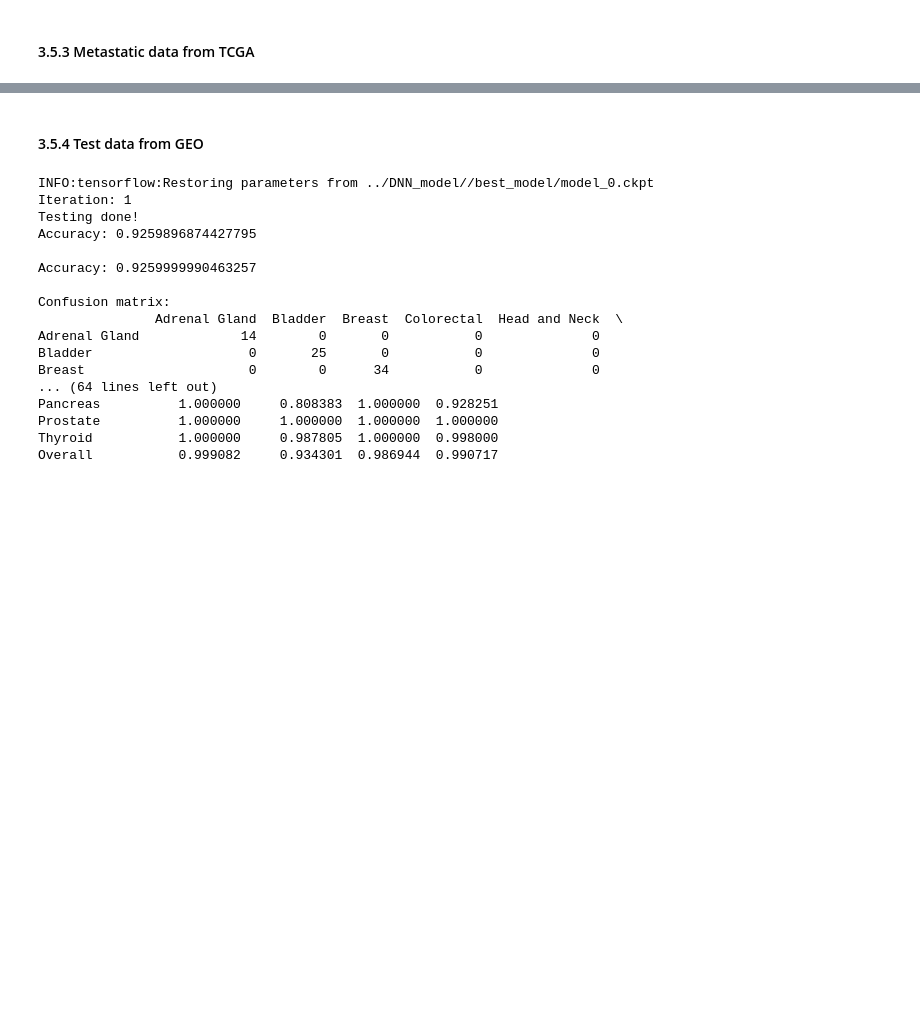
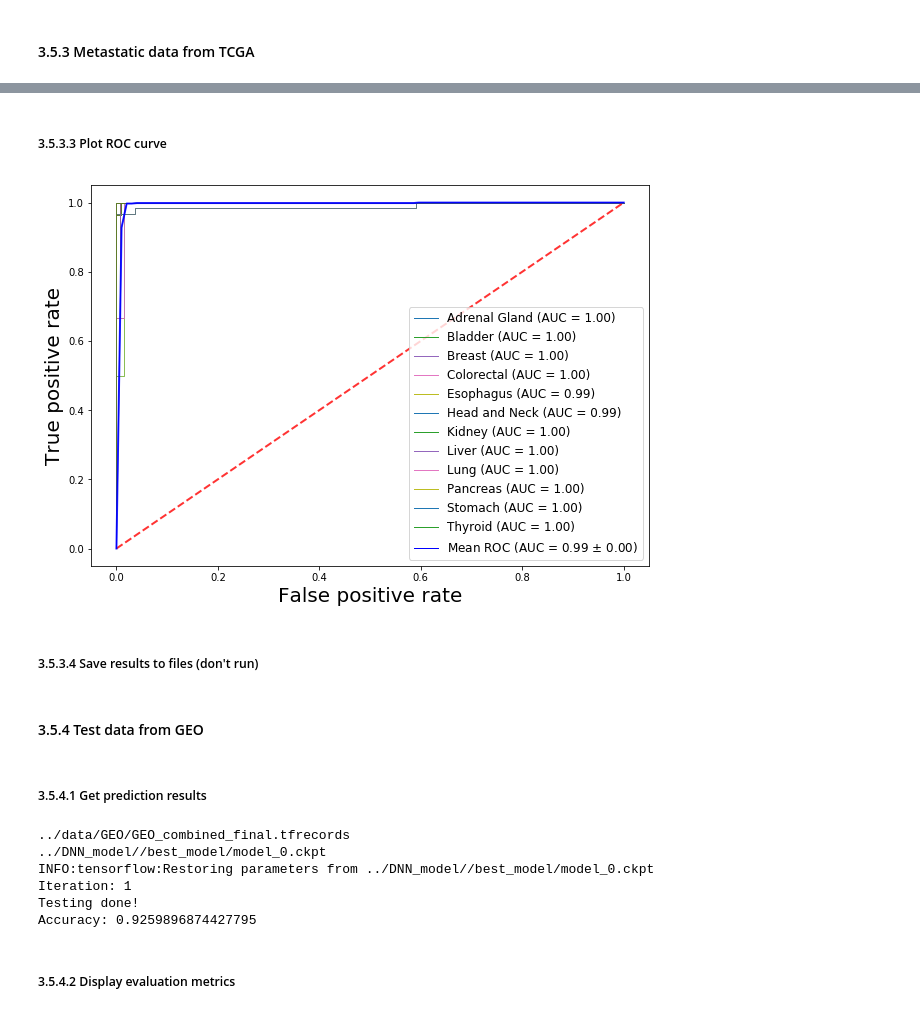
Before and after one commit to thunder001/cancer_origin_prediction, a Jupyter notebook: notebook/cancer_origin_doc.ipynb, the cells around one changed output, grey strips where cells are left out. Cells and saved outputs as stored; diff of their text form; code cells hidden in the pictures; blank space fills up the shorter version.

```diff
--- a/notebook/cancer_origin_doc.ipynb
+++ b/notebook/cancer_origin_doc.ipynb
@@ -321,0 +348,11 @@ Overall           0.994677     0.959524  0.886574  0.992209
+# %% [markdown]
+##### 3.5.3.3 Plot ROC curve
+# %%
+# plot ROC curve
+origins = list(average_precision_ser.index)
+roc_fname = FIGURE + 'auc_meta.png'
+plot_auc(origins, fprs, tprs, aucs, tprs_overall, codesfile, True, roc_fname)
+# %% [output]
+[figure, added]
+# %% [markdown]
+##### 3.5.3.4 Save results to files (don't run)
@@ -322,5 +366,7 @@ Overall           0.994677     0.959524  0.886574  0.992209
 # %% [markdown]
 #### 3.5.4 Test data from GEO
+# %% [markdown]
+##### 3.5.4.1 Get prediction results
 # %%
 testfile = DATA_GEO + 'GEO_combined_final.tfrecords'
 testmetafile = DATA_GEO + 'GEO_combined_final_meta.csv'
@@ -330,38 +376,14 @@ modelfile = MODELS + '/best_model/model_0.ckpt'
 codesfile = DATA_TRAIN_DEV_TEST + 'code.csv'
 results_dir = RESULTS + 'GEO/'
 
-accuracy, precision, recall, average_precision_ser, cm_df, SSPN_df, pred_df = \
+accuracy, precision, recall, average_precision_ser, cm_df, SSPN_df, pred_df, fprs, tprs, aucs, tprs_overall = \
 ModelEval.testeval(testfile, testmetafile, sample_size, units, modelfile, codesfile)
-
-# display metrics
-print("\nAccuracy: {}".format(round(accuracy,4)))
-print("\nConfusion matrix:")
-print(cm_df)
-print("\nAverage precision:")
-print(average_precision_ser)
-print("\n SSPN:\n {}".format(SSPN_df))
-
-# save results to files
-pd.Series(accuracy, index=['accuracy']).to_csv(results_dir + "accuracy.txt", sep="\n")
-cm_df.to_csv(results_dir + "confusion_matrix.csv")
-SSPN_df.to_csv(results_dir + "sspn.csv")
-average_precision_ser.to_csv(results_dir + "average_precision.csv")
-pred_df.to_csv(results_dir + "pred_results.csv", sep=",")
 # %% [output]
+../data/GEO/GEO_combined_final.tfrecords
+../DNN_model//best_model/model_0.ckpt
 INFO:tensorflow:Restoring parameters from ../DNN_model//best_model/model_0.ckpt
 Iteration: 1
 Testing done!
 Accuracy: 0.9259896874427795
-
-Accuracy: 0.9259999990463257
-
-Confusion matrix:
-               Adrenal Gland  Bladder  Breast  Colorectal  Head and Neck  \
-Adrenal Gland             14        0       0           0              0
-Bladder                    0       25       0           0              0
-Breast                     0        0      34           0              0
-... (64 lines left out)
-Pancreas          1.000000     0.808383  1.000000  0.928251
-Prostate          1.000000     1.000000  1.000000  1.000000
-Thyroid           1.000000     0.987805  1.000000  0.998000
-Overall           0.999082     0.934301  0.986944  0.990717
+# %% [markdown]
+##### 3.5.4.2  Display evaluation metrics
```
Also changed, not shown: parts of 30 cells of this notebook, 3 other files.
